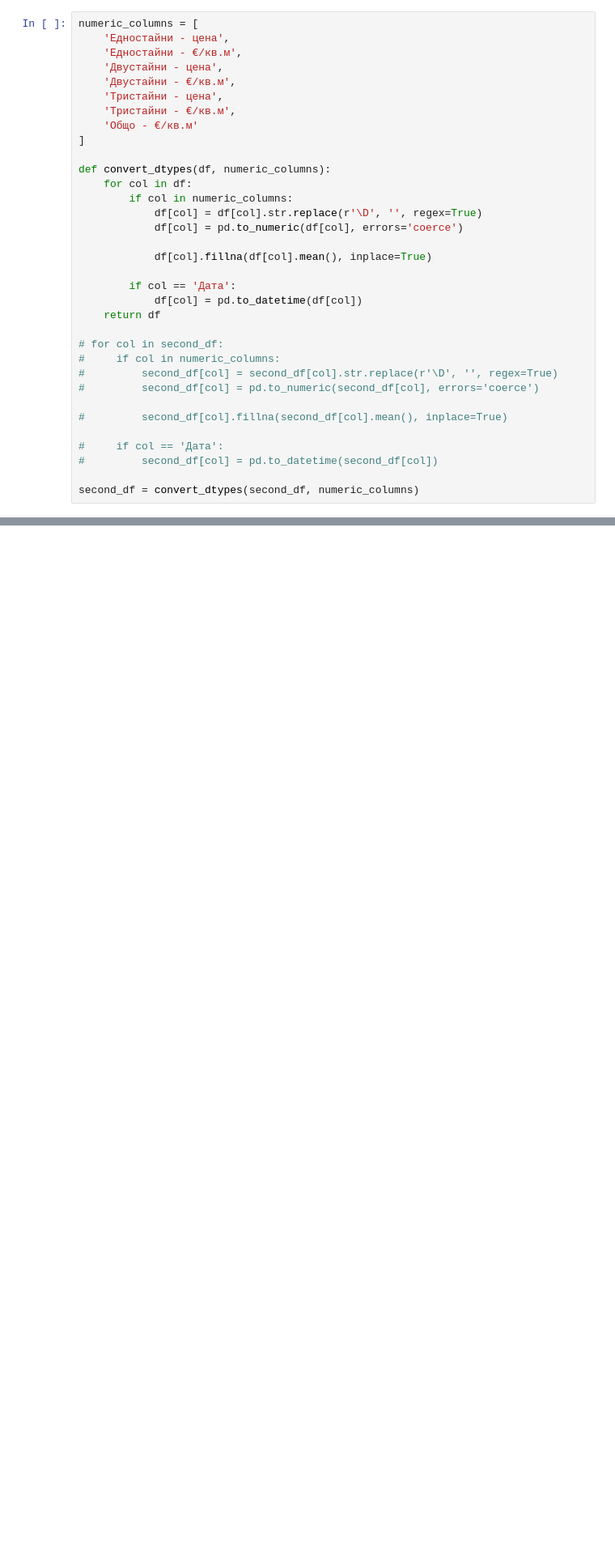
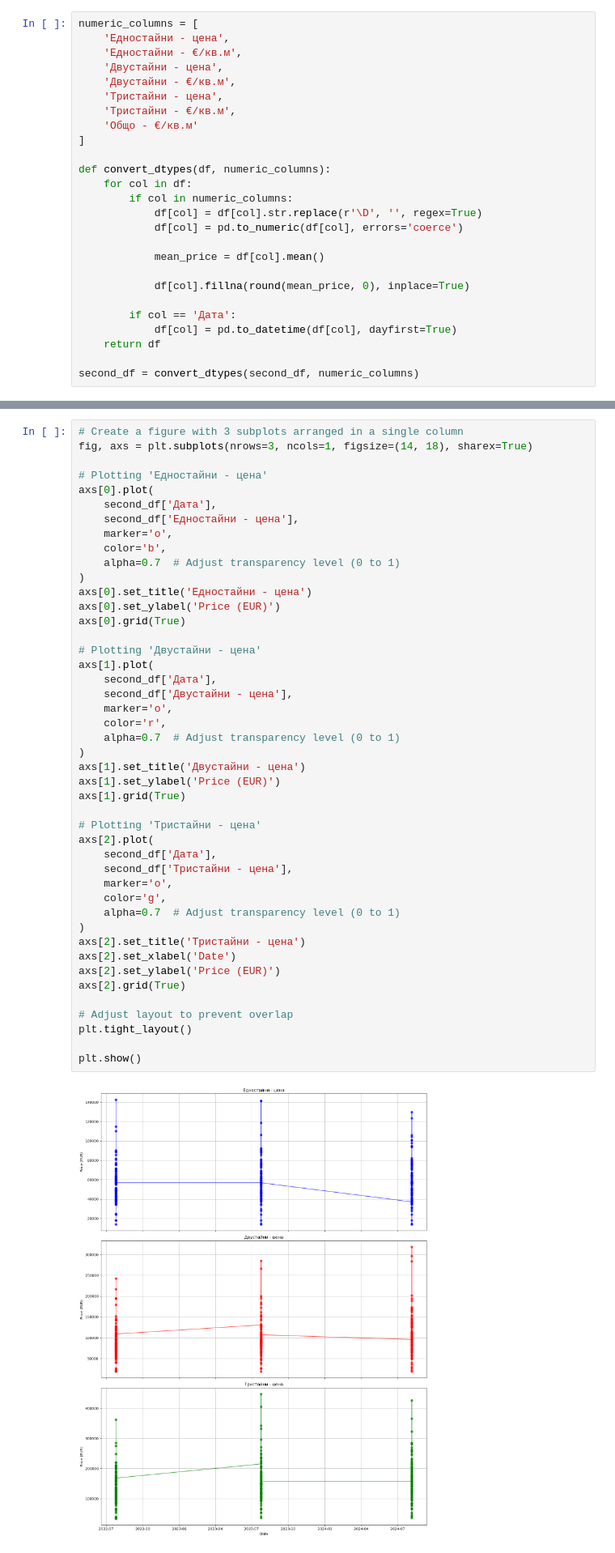
Before and after one commit to GalkaKG/Predicting-Sofia-Real-Estate-Prices, a Jupyter notebook: Predicting Sofia Real Estate Prices.ipynb, the cells around one changed output, grey strips where cells are left out. Shown: that part at 81% size. Cells and saved outputs as stored; diff of their text form; blank space fills up the shorter version.

Commit message:
plot the data

```diff
--- a/Predicting Sofia Real Estate Prices.ipynb
+++ b/Predicting Sofia Real Estate Prices.ipynb
@@ -308,20 +309,12 @@ def convert_dtypes(df, numeric_columns):
             df[col] = df[col].str.replace(r'\D', '', regex=True)
             df[col] = pd.to_numeric(df[col], errors='coerce')
 
-            df[col].fillna(df[col].mean(), inplace=True)
+            mean_price = df[col].mean()
+
+            df[col].fillna(round(mean_price, 0), inplace=True)
 
         if col == 'Дата':
-            df[col] = pd.to_datetime(df[col])
+            df[col] = pd.to_datetime(df[col], dayfirst=True)
     return df
 
-# for col in second_df:
-#     if col in numeric_columns:
-#         second_df[col] = second_df[col].str.replace(r'\D', '', regex=True)
-#         second_df[col] = pd.to_numeric(second_df[col], errors='coerce')
-
-#         second_df[col].fillna(second_df[col].mean(), inplace=True)
-
-#     if col == 'Дата':
-#         second_df[col] = pd.to_datetime(second_df[col])
-
 second_df = convert_dtypes(second_df, numeric_columns)
@@ -431,0 +480,47 @@ plt.show()
+# %%
+# Create a figure with 3 subplots arranged in a single column
+fig, axs = plt.subplots(nrows=3, ncols=1, figsize=(14, 18), sharex=True)
+
+# Plotting 'Едностайни - цена'
+axs[0].plot(
+    second_df['Дата'],
+    second_df['Едностайни - цена'],
+    marker='o',
+    color='b',
+    alpha=0.7  # Adjust transparency level (0 to 1)
+)
+axs[0].set_title('Едностайни - цена')
+axs[0].set_ylabel('Price (EUR)')
+axs[0].grid(True)
+
+# Plotting 'Двустайни - цена'
+axs[1].plot(
+    second_df['Дата'],
+    second_df['Двустайни - цена'],
+    marker='o',
+    color='r',
+    alpha=0.7  # Adjust transparency level (0 to 1)
+)
+axs[1].set_title('Двустайни - цена')
+axs[1].set_ylabel('Price (EUR)')
+axs[1].grid(True)
+
+# Plotting 'Тристайни - цена'
+axs[2].plot(
+    second_df['Дата'],
+    second_df['Тристайни - цена'],
+    marker='o',
+    color='g',
+    alpha=0.7  # Adjust transparency level (0 to 1)
+)
+axs[2].set_title('Тристайни - цена')
+axs[2].set_xlabel('Date')
+axs[2].set_ylabel('Price (EUR)')
+axs[2].grid(True)
+
+# Adjust layout to prevent overlap
+plt.tight_layout()
+
+plt.show()
+# %% [output]
+[figure, added]
```
Also changed, not shown: parts of 17 cells of this notebook.
